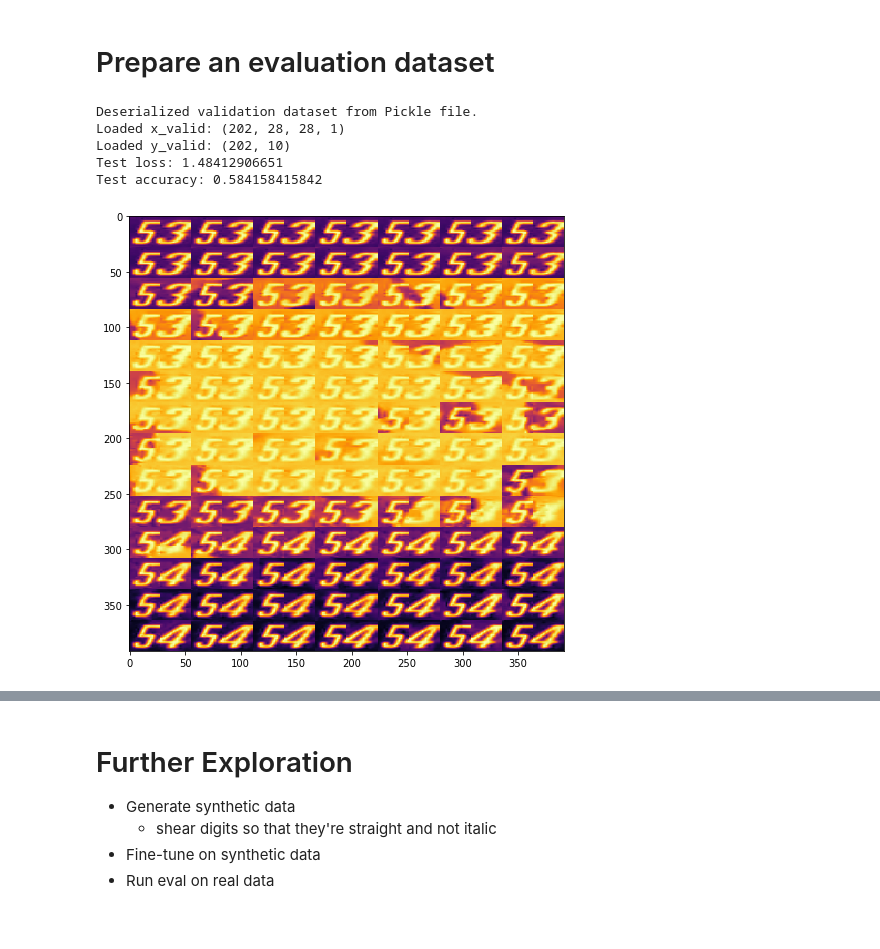
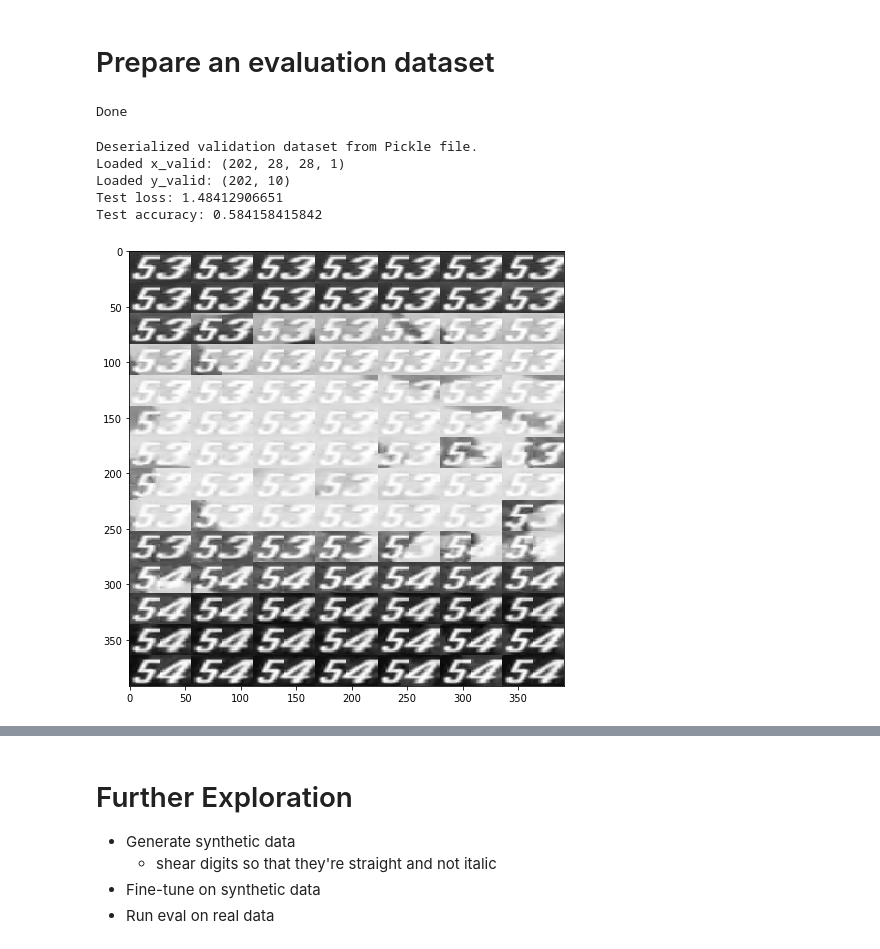
Before and after one commit to carsontang/overwatch-vision-analytics, a Jupyter notebook: overwatch-ult-charge.ipynb, the cells around one changed output, grey strips where cells are left out. Cells and saved outputs as stored; diff of their text form; code cells hidden in the pictures.

```diff
--- a/overwatch-ult-charge.ipynb
+++ b/overwatch-ult-charge.ipynb
@@ -281,6 +303,9 @@ fifty_three = [os.path.join(dirname, "frame_0%d.png" % i) for i in range(start,
 start = 5542
 end = 5574
 fifty_four = [os.path.join(dirname, "frame_0%d.png" % i) for i in range(start, end+1)]
+print('Done')
+# %% [output]
+Done
 # %%
 tens_bbox = Bbox(x=625, y=590, w=15, h=30)
 ones_bbox = Bbox(x=640, y=590, w=10, h=30)
@@ -352,8 +377,6 @@ def visualize(images, N=16):
     reverse_sqrts = { sqrts[k]:k for k in sqrts }
 
 
-
-
 # Load dataset and display samples
 x_valid, y_valid = load_sheared_dataset()
 # for i, region in enumerate(random.sample(range(len(x_valid)), 16)):
@@ -361,32 +384,32 @@ x_valid, y_valid = load_sheared_dataset()
 #     plt.imshow(x_valid[i])
 #     plt.title("%d-th image: %d" % (region, y_valid[i]))
 
 # plt.tight_layout()
 # plt.show()
 
 x_valid = np.array(list(map(preprocess, x_valid)))
-plt.imshow(create_grid(x_valid[:200], 14, 14), cmap='inferno')
+plt.imshow(create_grid(x_valid[:200], 14, 14), cmap='gray')
 x_valid = x_valid.reshape(len(x_valid), 28, 28, 1)
 y_valid = keras.utils.to_categorical(np.array(y_valid), num_classes)
 
 print("Loaded x_valid:", x_valid.shape)
 print("Loaded y_valid:", y_valid.shape)
 
 score = model.evaluate(x_valid, y_valid, verbose=0)
 print('Test loss:', score[0])
 print('Test accuracy:', score[1])
 
 # Print actual and predicted results per image.
 # with open('results_slanted.csv', 'w') as f:
 #     for i, pair in enumerate(zip(x_val, y_val)):
 #         x, y = pair
 #         actual = np.argmax(y)
 #         predicted = np.argmax(model.predict(x.reshape(1, 28, 28, 1)))
 #         f.write("[%d] actual=%d, predicted=%d\n" % (i, actual, predicted))
 # %% [output]
 Deserialized validation dataset from Pickle file.
 Loaded x_valid: (202, 28, 28, 1)
 Loaded y_valid: (202, 10)
 Test loss: 1.48412906651
 Test accuracy: 0.584158415842
-[figure, old version]
+[figure, new version]
```
Also changed, not shown: parts of 14 cells of this notebook.
